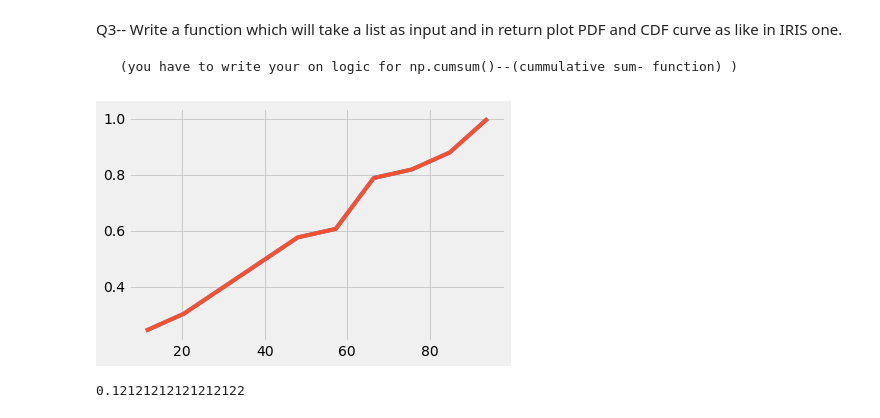
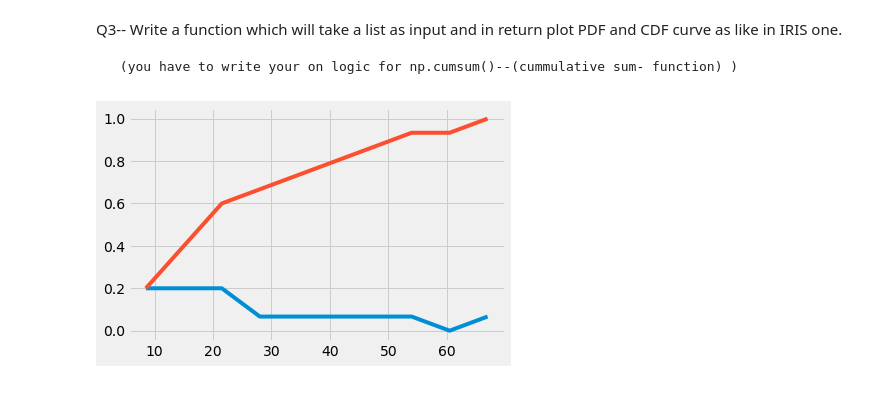
Before and after one commit to wasifekbal/statistics, a Jupyter notebook: Statistics_Assignment(PDF&CDF).ipynb, the cells around one changed output. Saved outputs shown, nothing was run; the diff lists cells and outputs as text; code cells hidden in the pictures.

```diff
--- a/Statistics_Assignment(PDF&CDF).ipynb
+++ b/Statistics_Assignment(PDF&CDF).ipynb
@@ -100,33 +97,22 @@ Q3-- Write a function which will take a list as input and in return plot PDF and
 # %%
 # Write your code here--
 def graph(var):
-    def cumsum(arr):
-        t=arr[0]
+    # cumsum funtion :
+    def cumsum(temp):
+        arr=temp[:]
+        t=float(arr[0])
         for i in range(1,len(arr)):
-            arr[i]=arr[i]+t
-            t=arr[i]
+            arr[i]=float(arr[i])+t
+            t=float(arr[i])
         return arr
+    # Code for the graph function.
     counts,bin_edges = np.histogram(var,bins=10)
     pdf=counts/sum(counts)
-    cdf=cumsum(pdf)
+    cdf=cumsum(list(pdf))
     plt.style.use('fivethirtyeight')
     plt.plot(bin_edges[1:],pdf)
     plt.plot(bin_edges[1:],cdf)
-# %%
-graph([4,2,9,7,41,32,94,61,72,4,5,14,29,7,31,9,64,81,22,94,77,61,85,43,16,22,94,46,38,49,61,64,66])
-# %% [output]
-[figure, removed]
-# %%
-var = [4,2,9,7,41,32,94,61,72,4,5,14,29,7,31,9,64,81,22,94,77,61,85,43,16,22,94,46,38,49,61,64,66]
-def cumsum(arr):
-        t=float(arr[0])
-        print(t)
-        for i in range(1,len(arr)):
-            arr[i]=float(arr[i])+t
-            t=float(arr[i])
-        return arr
-counts,bin_edges = np.histogram(var,bins=20)
-pdf=counts/sum(counts)
-cdf=cumsum(pdf)
-# %% [output]
-0.12121212121212122
+# %%
+graph([2,6,9,12,3,16,38,16,29,45,49,10,17,22,67])
+# %% [output]
+[figure, added]
```
Also changed, not shown: parts of 8 cells of this notebook.
